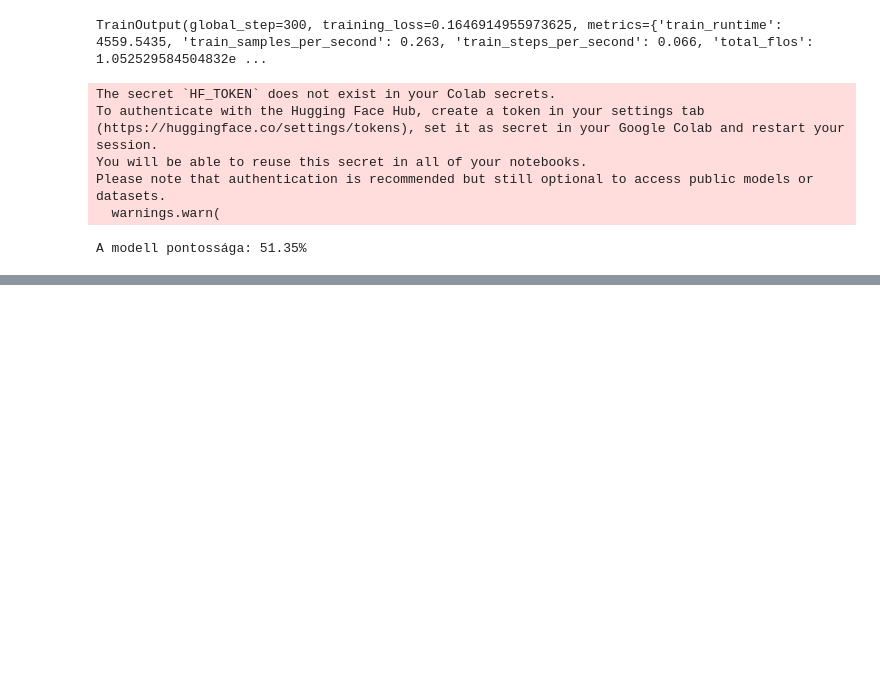
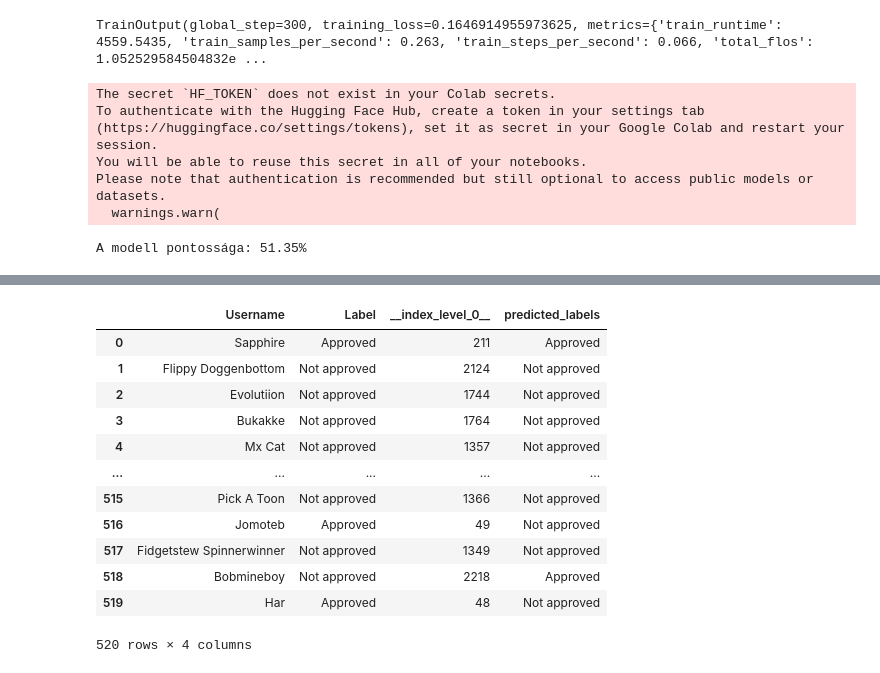
Before and after one commit to simnpeter/usernameApproving, a Jupyter notebook: Mistral.ipynb, the cells around one changed output, grey strips where cells are left out. Drawn from its saved outputs; the diff is of its cells as text; code cells hidden in the pictures; blank space fills up the shorter version.

```diff
--- a/Mistral.ipynb
+++ b/Mistral.ipynb
@@ -376,0 +416,16 @@ A modell pontossága: 50.77%
+# %%
+test_with_predictions
+# %% [output]
+|  | Username | Label | __index_level_0__ | predicted_labels |
+| 0 | Sapphire | Approved | 211 | Approved |
+| 1 | Flippy Doggenbottom | Not approved | 2124 | Not approved |
+| 2 | Evolutiion | Not approved | 1744 | Not approved |
+| 3 | Bukakke | Not approved | 1764 | Not approved |
+| 4 | Mx Cat | Not approved | 1357 | Not approved |
+| ... | ... | ... | ... | ... |
+| 515 | Pick A Toon | Not approved | 1366 | Not approved |
+| 516 | Jomoteb | Approved | 49 | Not approved |
+| 517 | Fidgetstew Spinnerwinner | Not approved | 1349 | Not approved |
+| 518 | Bobmineboy | Not approved | 2218 | Approved |
+| 519 | Har | Approved | 48 | Not approved |
+520 rows × 4 columns
```
Also changed, not shown: parts of 8 cells of this notebook.
